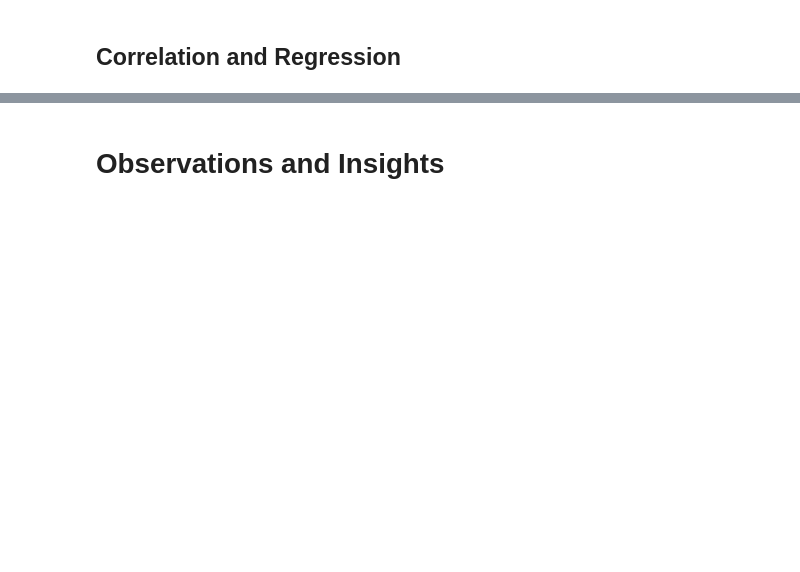
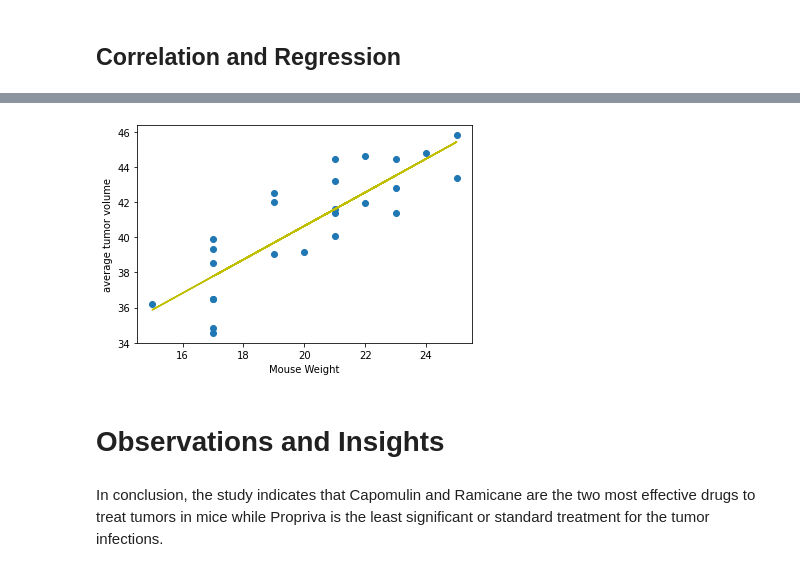
Before and after one commit to atemkuh/Matplotlib, a Jupyter notebook: pymaceuticals/pymaceuticals_starter.ipynb, the cells around one changed output, grey strips where cells are left out. Cells and saved outputs as stored; diff of their text form; code cells hidden in the pictures; blank space fills up the shorter version.

Commit message:
conclusion

```diff
--- a/pymaceuticals/pymaceuticals_starter.ipynb
+++ b/pymaceuticals/pymaceuticals_starter.ipynb
@@ -343,2 +350,17 @@ plt.show()
+# %%
+ x = avecap['Weight (g)']
+y = avecap['Average Volume']
+(slope, intercept, rvalue, pvalue, stderr) = linregress(x, y)
+regress_values = x * slope + intercept
+line_eq = "y = " + "x + "
+plt.scatter(x,y)
+plt.plot(x,regress_values,"y-")
+plt.xlabel('Mouse Weight')
+plt.ylabel('average tumor volume')
+plt.show()
+# %% [output]
+[figure, added]
 # %% [markdown]
 # Observations and Insights
+# %% [markdown]
+In conclusion, the study indicates that Capomulin and Ramicane are the two most effective drugs to treat tumors in mice while Propriva is the least significant or standard treatment for the tumor infections.
```
Also changed, not shown: parts of 3 cells of this notebook.
